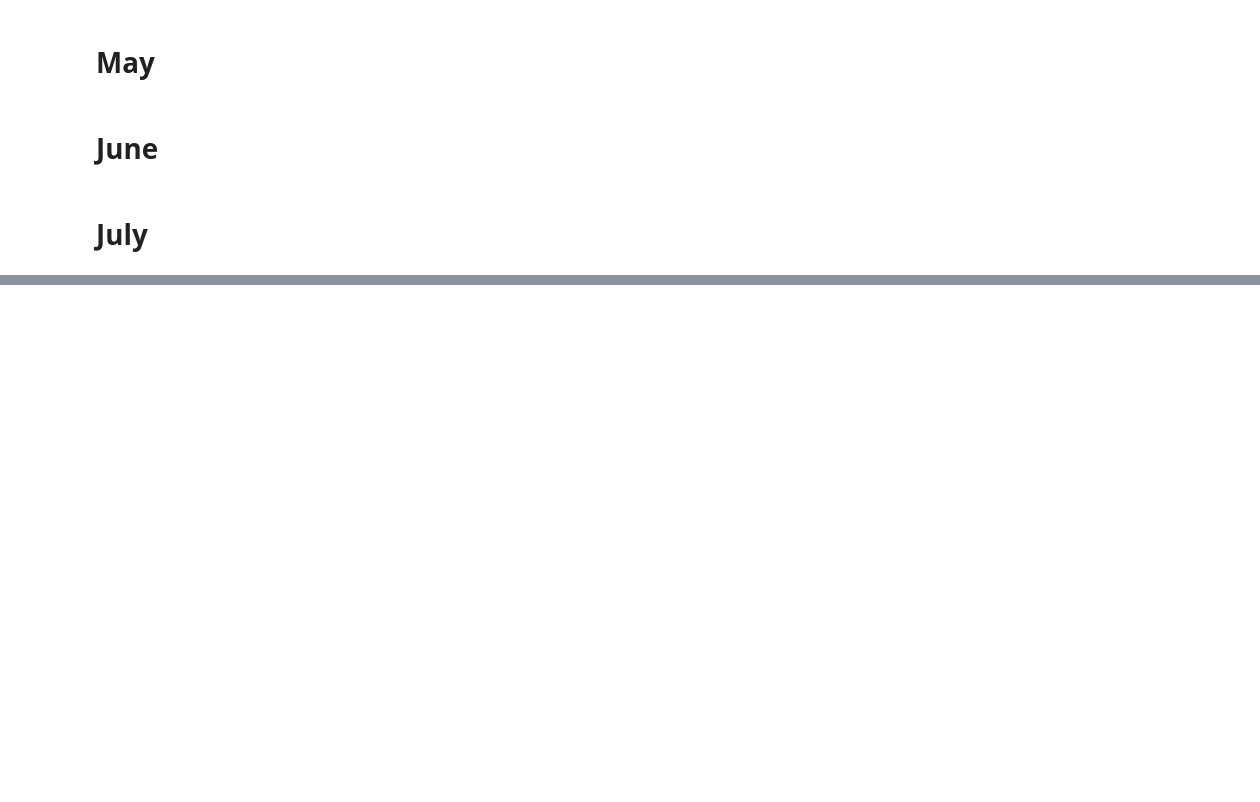
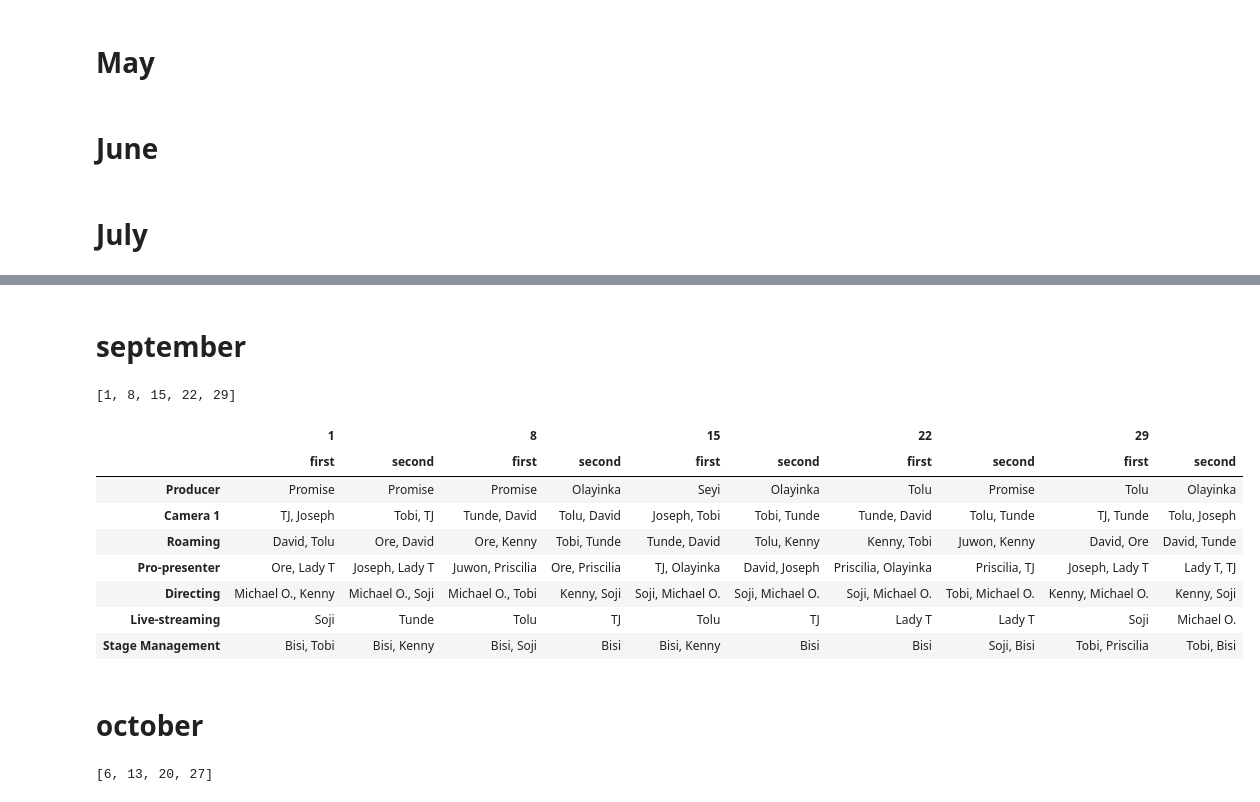
Before and after one commit to Promisekeh/Python-Automation, a Jupyter notebook: Liberty Church Media Rota.ipynb, the cells around one changed output, grey strips where cells are left out. Drawn from its saved outputs; the diff is of its cells as text; code cells hidden in the pictures; blank space fills up the shorter version.

```diff
--- a/Liberty Church Media Rota.ipynb
+++ b/Liberty Church Media Rota.ipynb
@@ -108,0 +163,28 @@ july_rota.to_clipboard()
+# %% [markdown]
+# september
+# %%
+sundays_in_month(2024, 9)
+# %% [output]
+[1, 8, 15, 22, 29]
+# %%
+sep_absences={
+                1: ['Seyi', 'Priscilia'],
+                8: ['Seyi',  'Joseph', 'Lady T'],
+                15: [ 'Juwon', 'Ore', 'Priscilia', 'Lady T', 'Promise'],
+                22: ['Joseph', 'Ore'],
+                29: ['Juwon', 'Promise' ]
+
+
+                }
+sep_rota=create_monthly_rota (media_team, tasks, sep_absences, 9, 2024)
+sep_rota
+# %% [output]
+|  | 1 |  | 8 |  | 15 |  | 22 |  | 29 |  |
+|  | first | second | first | second | first | second | first | second | first | second |
+| Producer | Promise | Promise | Promise | Olayinka | Seyi | Olayinka | Tolu | Promise | Tolu | Olayinka |
+| Camera 1 | TJ, Joseph | Tobi, TJ | Tunde, David | Tolu, David | Joseph, Tobi | Tobi, Tunde | Tunde, David | Tolu, Tunde | TJ, Tunde | Tolu, Joseph |
+| Roaming | David, Tolu | Ore, David | Ore, Kenny | Tobi, Tunde | Tunde, David | Tolu, Kenny | Kenny, Tobi | Juwon, Kenny | David, Ore | David, Tunde |
+| Pro-presenter | Ore, Lady T | Joseph, Lady T | Juwon, Priscilia | Ore, Priscilia | TJ, Olayinka | David, Joseph | Priscilia, Olayinka | Priscilia, TJ | Joseph, Lady T | Lady T, TJ |
+| Directing | Michael O., Kenny | Michael O., Soji | Michael O., Tobi | Kenny, Soji | Soji, Michael O. | Soji, Michael O. | Soji, Michael O. | Tobi, Michael O. | Kenny, Michael O. | Kenny, Soji |
+| Live-streaming | Soji | Tunde | Tolu | TJ | Tolu | TJ | Lady T | Lady T | Soji | Michael O. |
+| Stage Management | Bisi, Tobi | Bisi, Kenny | Bisi, Soji | Bisi | Bisi, Kenny | Bisi | Bisi | Soji, Bisi | Tobi, Priscilia | Tobi, Bisi |
@@ -108,0 +193,6 @@ july_rota.to_clipboard()
+# %% [markdown]
+# october
+# %%
+sundays_in_month(2024, 10)
+# %% [output]
+[6, 13, 20, 27]
```
Also changed, not shown: parts of 18 cells of this notebook, 1 other file.
